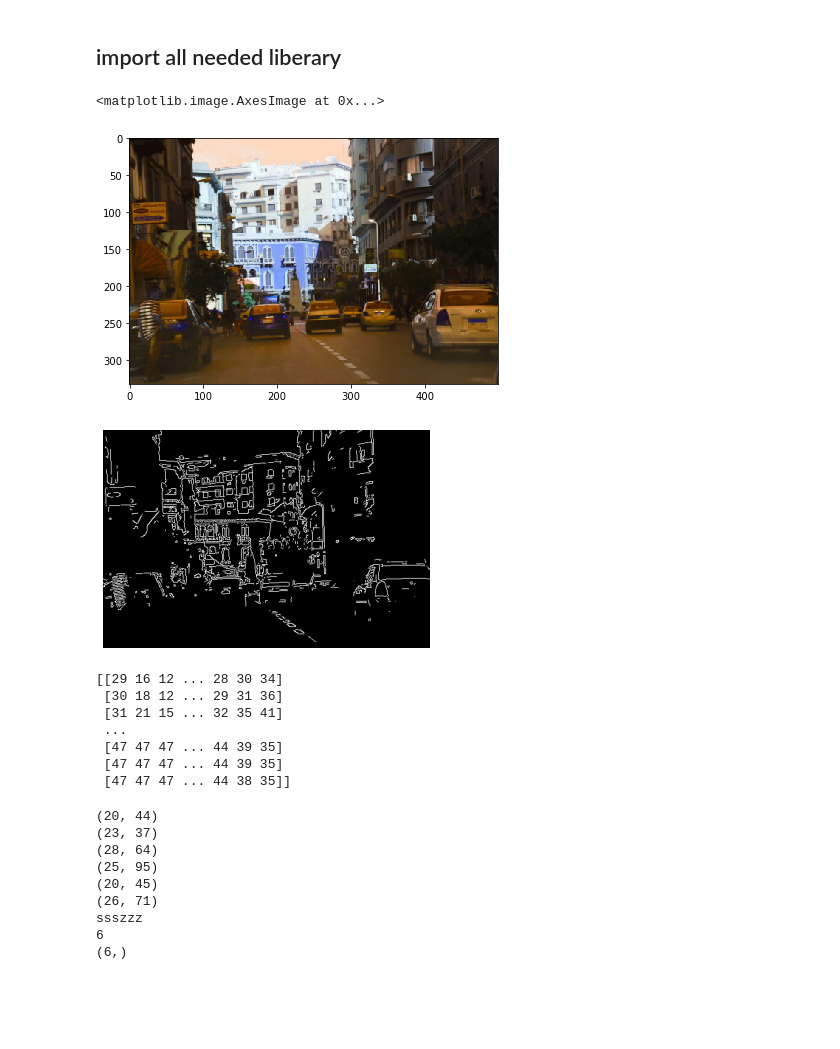
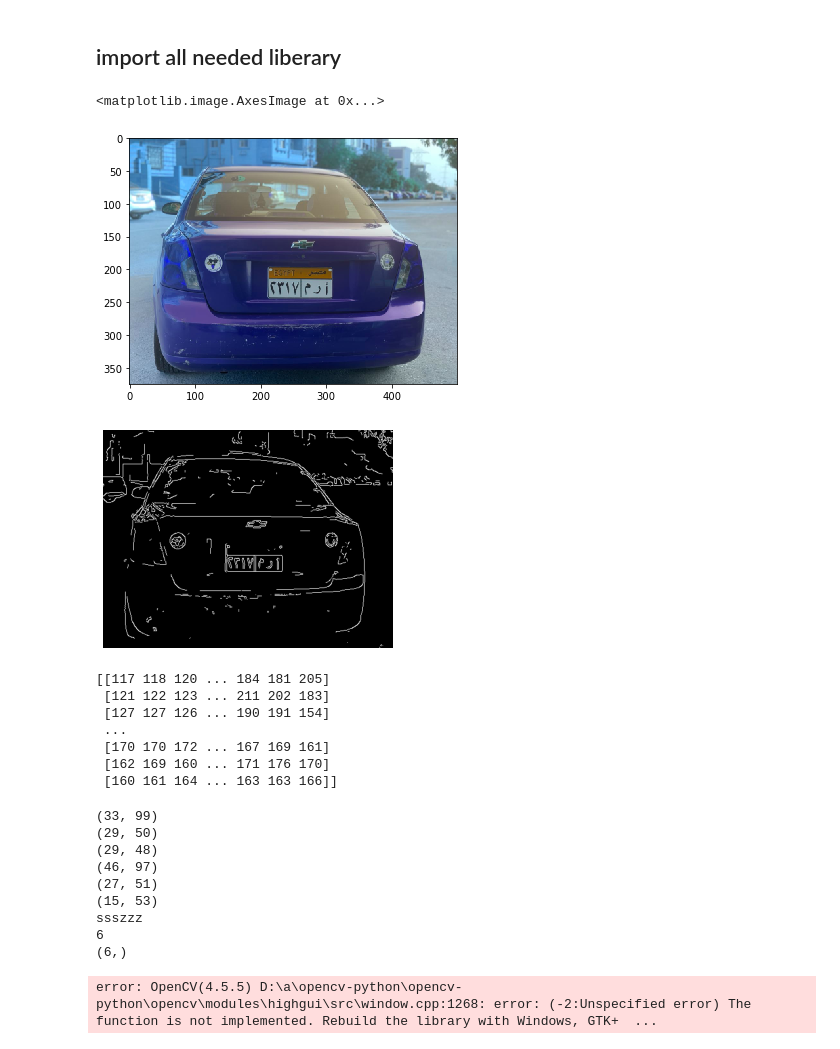
Before and after one commit to Yousif-Ahmed/License-Plate-RecognitionSystem, a Jupyter notebook: model.ipynb, the cells around one changed output. Cells and saved outputs as stored; diff of their text form; code cells hidden in the pictures; blank space fills up the shorter version.

```diff
--- a/model.ipynb
+++ b/model.ipynb
@@ -19,9 +19,9 @@ import imutils
 from skimage.exposure import histogram
 from matplotlib.pyplot import bar
 # %%
-img_data1 =cv2.imread("dataset\data1.jpg")
+img_data1 =cv2.imread("dataset\data16.jpeg")
 img_data1 = imutils.resize(img_data1 , width = 500)
 io.imshow(img_data1)
 # %% [output]
 <matplotlib.image.AxesImage at 0x...>
-[figure, old version]
+[figure, new version]
@@ -65,14 +58,14 @@ show_image(preprocessed_img)
 io.imsave('result1.jpg' , preprocessed_img)
 print(gray_img)
 # %% [output]
-[figure, old version]
+[figure, new version]
-[[29 16 12 ... 28 30 34]
- [30 18 12 ... 29 31 36]
- [31 21 15 ... 32 35 41]
+[[117 118 120 ... 184 181 205]
+ [121 122 123 ... 211 202 183]
+ [127 127 126 ... 190 191 154]
  ...
- [47 47 47 ... 44 39 35]
- [47 47 47 ... 44 39 35]
- [47 47 47 ... 44 38 35]]
+ [170 170 172 ... 167 169 161]
+ [162 169 160 ... 171 176 170]
+ [160 161 164 ... 163 163 166]]
 # %%
 def edge_img_processing(edge_img , img ):
     #Thresholding:
@@ -91,22 +84,22 @@ def edge_img_processing(edge_img , img ):
 
         if (1.5< aspect_ratio < 4 and area >650 and area < 5000 ):
         #if (1.4< aspect_ratio < 3.1  and area >500):
-            plate = img[y:y+h, x:x+w]
-            #plate[(plate>=100)] = 255
-            #plate[(plate < 100)] = 0
-            #ints = np.sum(plate)
-            ints = 0
-            sz = np.shape(plate)
-            print (sz)
-            for j in range (0,sz[0]):
-                for k in range (0,sz[1]):
-                    ints = ints+plate[j][k]
+                plate = img[y:y+h, x:x+w]
+                #plate[(plate>=100)] = 255
+                #plate[(plate < 100)] = 0
+                #ints = np.sum(plate)
+                ints = 0
+                sz = np.shape(plate)
+                print (sz)
+                for j in range (0,sz[0]):
+                    for k in range (0,sz[1]):
+                            ints = ints+plate[j][k]
 
-            #print (ints)
-            smin = sz[0]*sz[1]*255*0.4
-            smax = sz[0]*sz[1]*255*0.9
-            plates.append(img_data1[y-7:y+h+7, x-7:x+w+7])
-            cv2.rectangle(img_data1, (x, y), (x + w, y + h), (100,0,0), 1)
+                    #print (ints)
+                smin = sz[0]*sz[1]*255*0.4
+                smax = sz[0]*sz[1]*255*0.9
+                plates.append(img_data1[y-7:y+h+7, x-7:x+w+7])
+                cv2.rectangle(img_data1, (x, y), (x + w, y + h), (100,0,0), 1)
 
             #print (ints,sm , plate[0])
            # if (ints > smin and ints < smax):
@@ -128,12 +121,13 @@ print(np.array(plates).shape)
 cv2.imshow('plates' , img)
 cv2.waitKey()
 # %% [output]
-(20, 44)
-(23, 37)
-(28, 64)
-(25, 95)
-(20, 45)
-(26, 71)
+(33, 99)
+(29, 50)
+(29, 48)
+(46, 97)
+(27, 51)
+(15, 53)
 ssszzz
 6
 (6,)
+error: OpenCV(4.5.5) D:\a\opencv-python\opencv-python\opencv\modules\highgui\src\window.cpp:1268: error: (-2:Unspecified error) The function is not implemented. Rebuild the library with Windows, GTK+  ...
```
Also changed, not shown: parts of 3 cells of this notebook, 13 other files.
